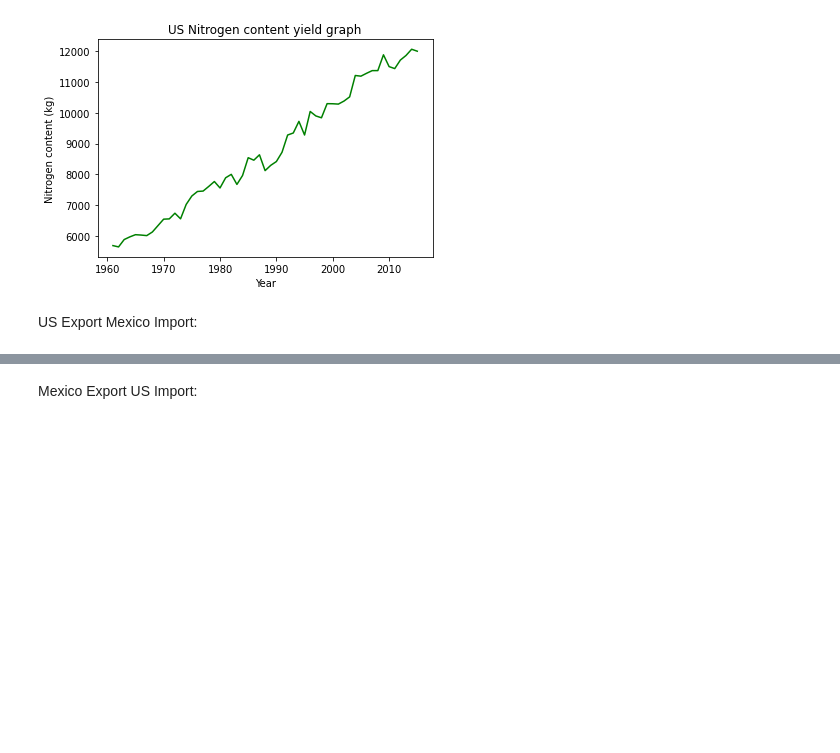
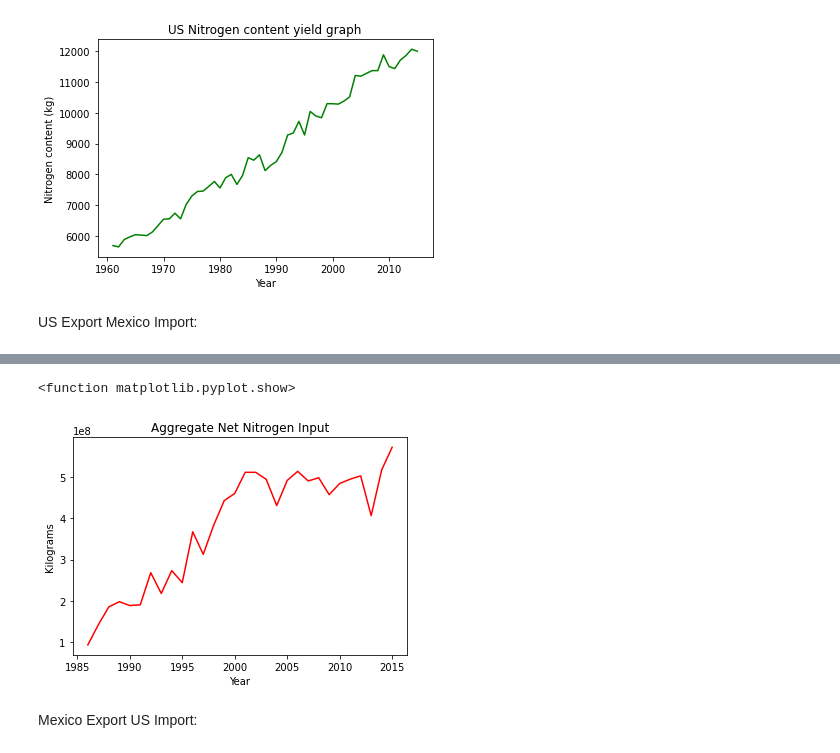
Before and after one commit to jfernandez37/495Project, a Jupyter notebook: Directed_consulting_495.ipynb, the cells around one changed output, grey strips where cells are left out. Saved outputs shown, nothing was run; the diff lists cells and outputs as text; code cells hidden in the pictures; blank space fills up the shorter version.

```diff
--- a/Directed_consulting_495.ipynb
+++ b/Directed_consulting_495.ipynb
@@ -316,3 +348,14 @@ Aggregate nitrogen produced without trade for mexico: 11253844154.221834 kilogra
+# %%
+y=aggNetMex
+x=np.arange(1986,2016)
+plt.title("Aggregate Net Nitrogen Input")
+plt.xlabel("Year")
+plt.ylabel("Kilograms")
+plt.plot(x,y,color="red")
+plt.show
+# %% [output]
+<function matplotlib.pyplot.show>
+[figure, added]
 # %% [markdown]
 Mexico Export US Import:
 # %%
```
Also changed, not shown: parts of 10 cells of this notebook.
